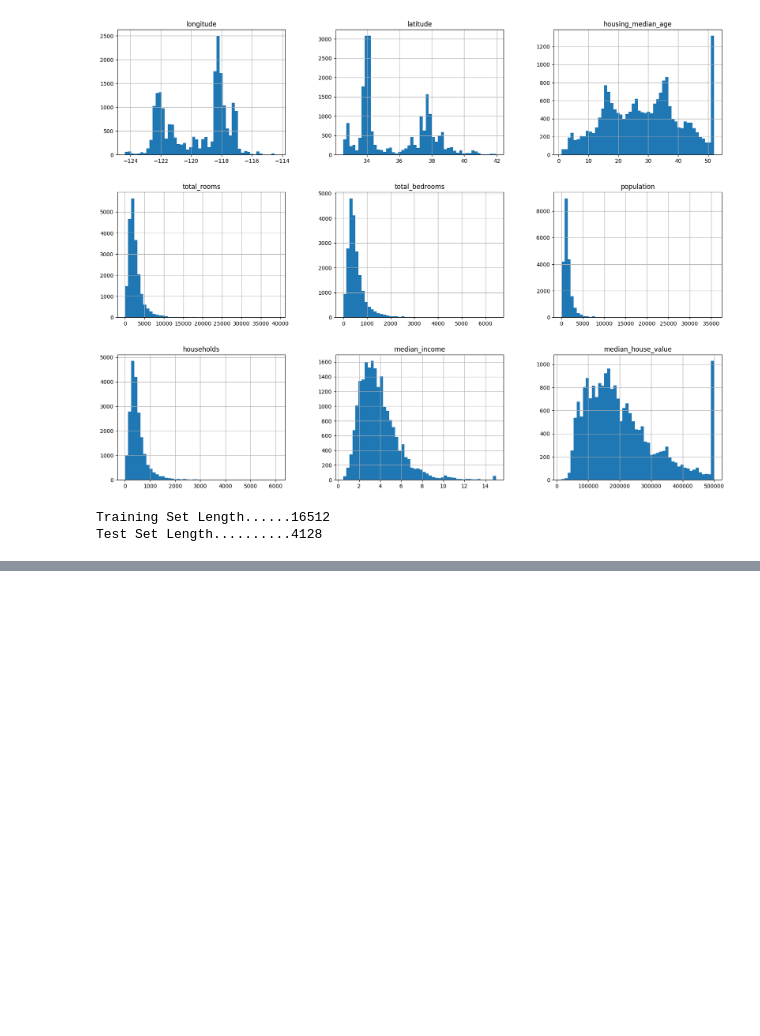
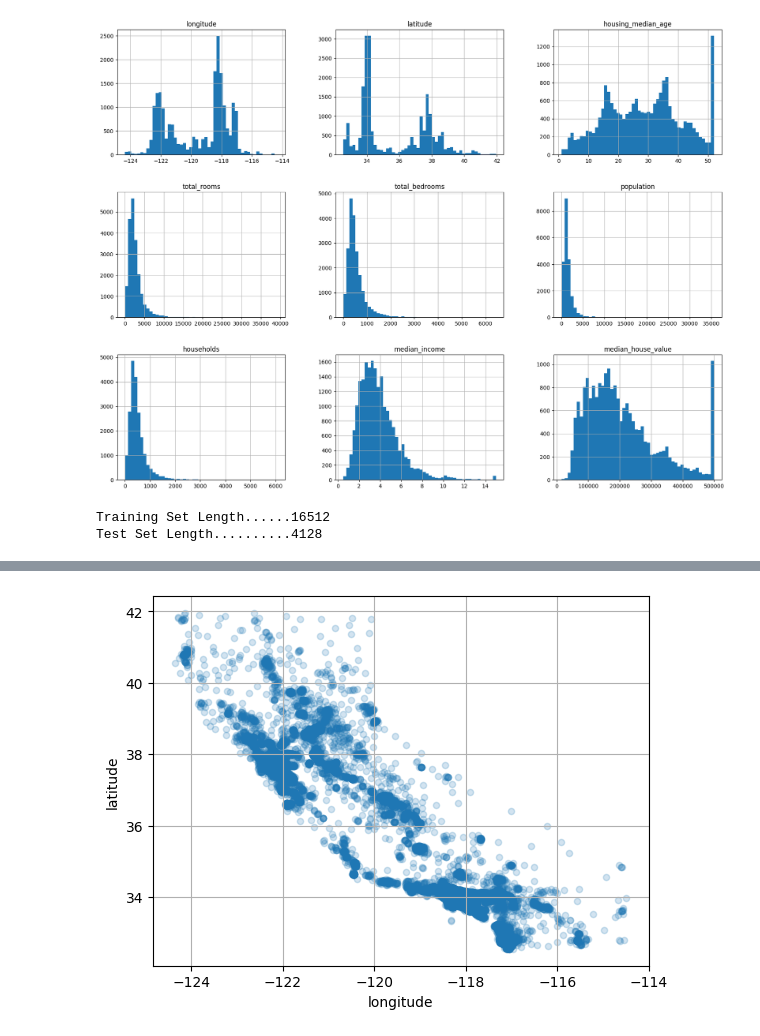
Before and after one commit to davidmehoves-adus/MLTeamDelta, a Jupyter notebook: Housing.ipynb, the cells around one changed output, grey strips where cells are left out. Drawn from its saved outputs; the diff is of its cells as text; code cells hidden in the pictures; blank space fills up the shorter version.

```diff
--- a/Housing.ipynb
+++ b/Housing.ipynb
@@ -157,0 +228,7 @@ train_set, test_set = split_data_with_id_hash(housing_with_id, 0.2, "id")
+# %%
+# Same command as above, but adjusting the alpha to 0.2 to give a better
+# view of data density.
+housing.plot(kind="scatter", x="longitude", y="latitude", grid=True, alpha=0.2)
+plt.show()
+# %% [output]
+[figure, added]
```
Also changed, not shown: parts of 17 cells of this notebook.
